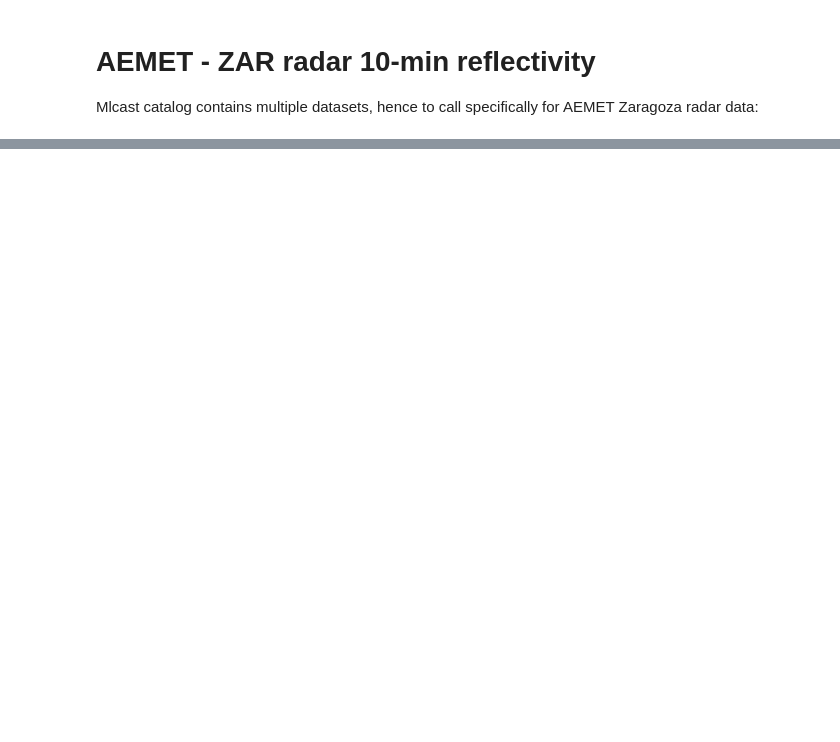
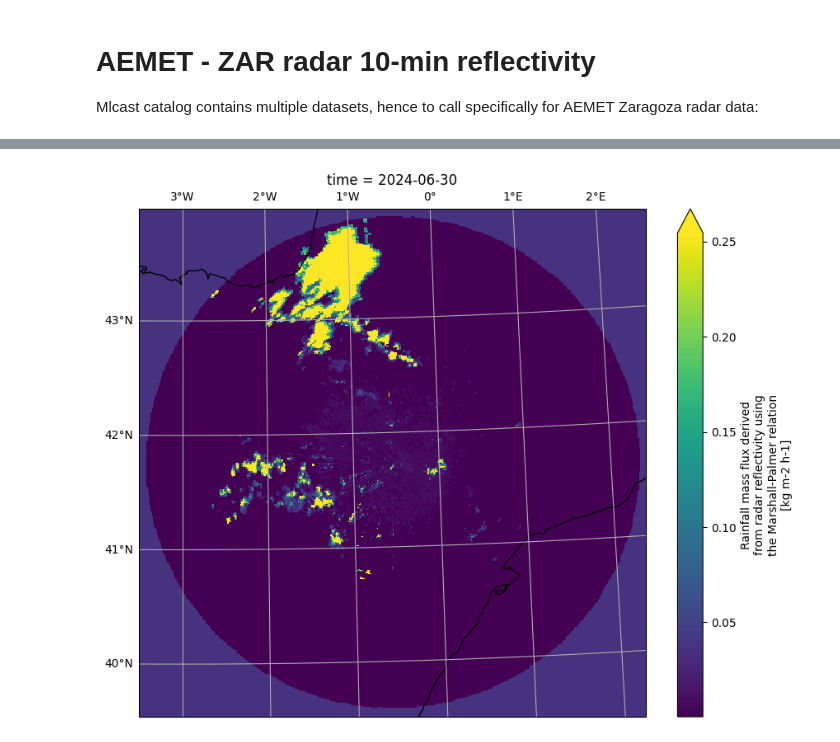
Before and after one commit to jaimecasari/mlcast-datasets, a Jupyter notebook: docs/es_aemet_precipitation.ipynb, the cells around one changed output, grey strips where cells are left out. Saved outputs shown, nothing was run; the diff lists cells and outputs as text; code cells hidden in the pictures; blank space fills up the shorter version.

```diff
--- a/docs/es_aemet_precipitation.ipynb
+++ b/docs/es_aemet_precipitation.ipynb
@@ -44,0 +157,35 @@ for ax in g.axes.flat:
+# %%
+da = ds[var_name].sel(time="2024-06-30").isel(time=0)
+# %%
+data_crs = ccrs.UTM(
+    zone=30,
+    southern_hemisphere=False,
+)
+
+fig = plt.figure(figsize=(10, 8))
+ax = plt.axes(projection=data_crs)
+
+da.plot(
+    ax=ax,
+    transform=data_crs,
+    cmap="viridis",
+    robust=True,
+    add_colorbar=True,
+)
+
+ax.set_xlim(
+    float(da.x.min()),
+    float(da.x.max()),
+)
+
+ax.set_ylim(
+    float(da.y.min()),
+    float(da.y.max()),
+)
+
+ax.coastlines()
+ax.gridlines(draw_labels=["top", "left"])
+
+plt.show()
+# %% [output]
+[figure, added]
```
Also changed, not shown: parts of 12 cells of this notebook.
